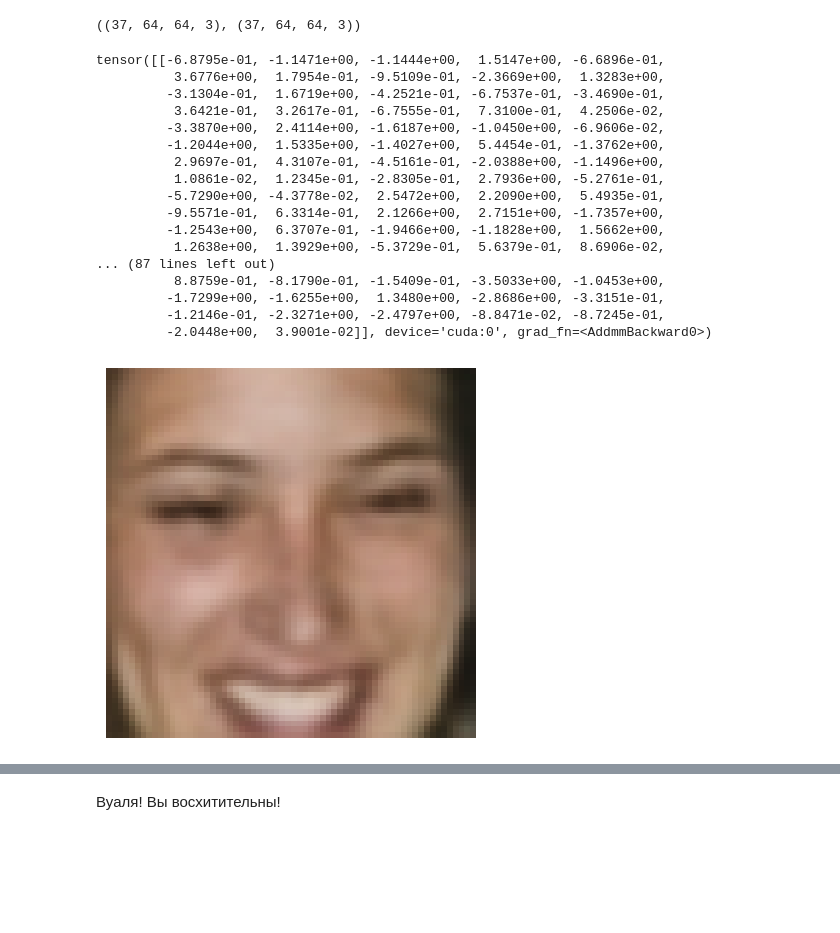
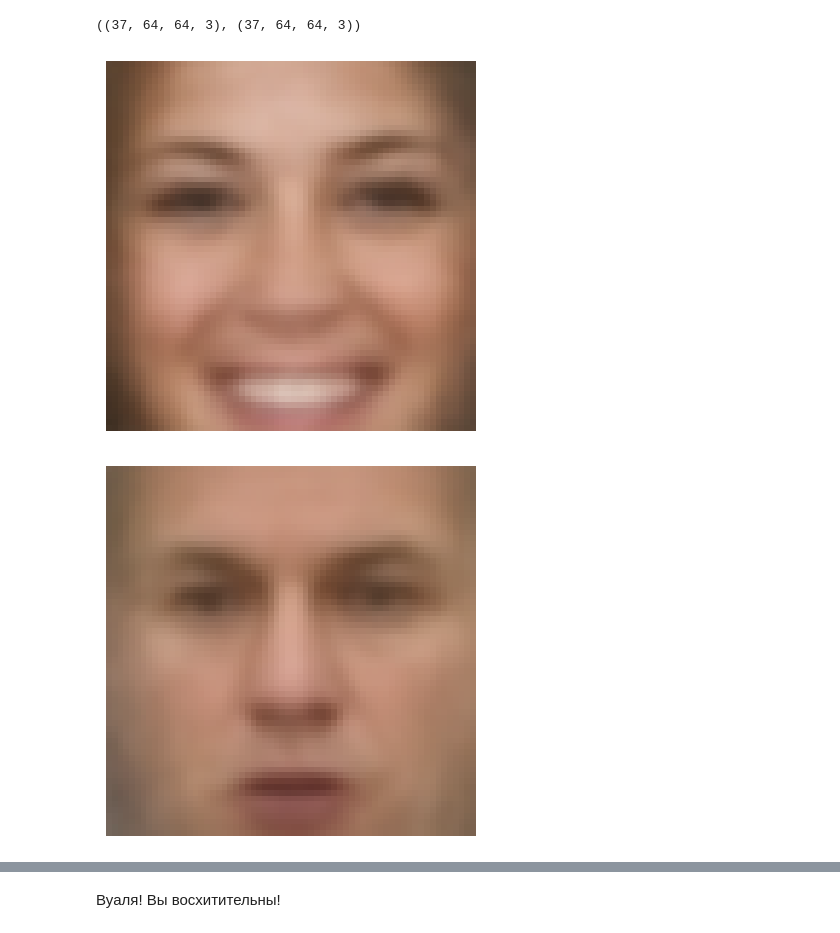
Before and after one commit to TimeNtWait/School, a Jupyter notebook: dls/part1_lesson_18_generative_GAN_VAE/2023 [hw] autoencoders_Ivan_Chernykh.ipynb, the cells around one changed output, grey strips where cells are left out. Cells and saved outputs as stored; diff of their text form; code cells hidden in the pictures; blank space fills up the shorter version.

Commit message:
Добвлена возможность дорисовывать улыбки

```diff
--- a/dls/part1_lesson_18_generative_GAN_VAE/2023 [hw] autoencoders_Ivan_Chernykh.ipynb
+++ b/dls/part1_lesson_18_generative_GAN_VAE/2023 [hw] autoencoders_Ivan_Chernykh.ipynb
@@ -551,6 +547,5 @@ attrs["Smiling"].min()
 # %%
-# Ищем 15 картинок с улыбками
-# data.shape, attrs.shape
+# Ищем картинки с улыбками
 
 # Выберем фото с улыбками
 smile_photos = data[attrs[attrs["Smiling"]>2.5].index]
@@ -558,13 +553,13 @@ for smile in smile_photos[:3]:
     plt.imshow(smile)
     plt.show()
 
-    # Выберем фото без улыбками
-without_smile_photos = data[attrs[attrs["Smiling"]<- 2.35].index]
-for without_smile in without_smile_photos[:3]:
-    plt.imshow(without_smile)
+# Выберем фото без улыбками
+no_smile_photos = data[attrs[attrs["Smiling"]<- 2.35].index]
+for no_smile in no_smile_photos[:3]:
+    plt.imshow(no_smile)
     plt.show()
 
-smile_photos.shape, without_smile_photos.shape
+smile_photos.shape, no_smile_photos.shape
 # %% [output]
 [figure]
 [figure]
@@ -576,33 +571,30 @@ smile_photos.shape, without_smile_photos.shape
 # %%
 # Вычислить латентный вектор для всех улыбающихся людей (прогнать их через encoder) и то же для всех грустненьких
 smile_latents = []
 for smile in smile_photos:
     latent_smile = model.encode(torch.tensor(smile[None]).to(device).float())
-    smile_latents.
-    print(latent_smile)
-    reconstr = model.decode(latent_smile)
-    plt.axis("off")
-    plt.imshow(reconstr[0].detach().cpu())
-    plt.show()
-    break
-# latent = latent_batch.detach().cpu().numpy()
-mu_latent = latents.mean(axis=0)
+    smile_latents.extend(latent_smile.detach().cpu().numpy())
+smile_latents = np.array(smile_latents)
+mean_smile_latents = smile_latents.mean(axis=0)
+
+no_smile_latents = []
+for no_smile in no_smile_photos:
+    latent_no_smile = model.encode(torch.tensor(no_smile[None]).to(device).float())
+    no_smile_latents.extend(latent_no_smile.detach().cpu().numpy())
+no_smile_latents = np.array(no_smile_latents)
+mean_no_smile_latents = no_smile_latents.mean(axis=0)
+
+# Выводим фото по среднему латентному вектору с улыбкой
+mean_smile_reconstr = model.decode(torch.tensor(mean_smile_latents[None]).to(device).float())
+plt.axis("off")
+plt.imshow(mean_smile_reconstr[0].detach().cpu())
+plt.show()
+
+# Выводим фото по среднему латентному вектору без улыбки
+mean_no_smile_reconstr = model.decode(torch.tensor(mean_no_smile_latents[None]).to(device).float())
+plt.axis("off")
+plt.imshow(mean_no_smile_reconstr[0].detach().cpu())
+plt.show()
 # %% [output]
-tensor([[-6.8795e-01, -1.1471e+00, -1.1444e+00,  1.5147e+00, -6.6896e-01,
-          3.6776e+00,  1.7954e-01, -9.5109e-01, -2.3669e+00,  1.3283e+00,
-         -3.1304e-01,  1.6719e+00, -4.2521e-01, -6.7537e-01, -3.4690e-01,
-          3.6421e-01,  3.2617e-01, -6.7555e-01,  7.3100e-01,  4.2506e-02,
-         -3.3870e+00,  2.4114e+00, -1.6187e+00, -1.0450e+00, -6.9606e-02,
-         -1.2044e+00,  1.5335e+00, -1.4027e+00,  5.4454e-01, -1.3762e+00,
-          2.9697e-01,  4.3107e-01, -4.5161e-01, -2.0388e+00, -1.1496e+00,
-          1.0861e-02,  1.2345e-01, -2.8305e-01,  2.7936e+00, -5.2761e-01,
-         -5.7290e+00, -4.3778e-02,  2.5472e+00,  2.2090e+00,  5.4935e-01,
-         -9.5571e-01,  6.3314e-01,  2.1266e+00,  2.7151e+00, -1.7357e+00,
-         -1.2543e+00,  6.3707e-01, -1.9466e+00, -1.1828e+00,  1.5662e+00,
-          1.2638e+00,  1.3929e+00, -5.3729e-01,  5.6379e-01,  8.6906e-02,
-... (87 lines left out)
-          8.8759e-01, -8.1790e-01, -1.5409e-01, -3.5033e+00, -1.0453e+00,
-         -1.7299e+00, -1.6255e+00,  1.3480e+00, -2.8686e+00, -3.3151e-01,
-         -1.2146e-01, -2.3271e+00, -2.4797e+00, -8.8471e-02, -8.7245e-01,
-         -2.0448e+00,  3.9001e-02]], device='cuda:0', grad_fn=<AddmmBackward0>)
-[figure, old version]
+[figure, new version]
+[figure, added]
```
Also changed, not shown: parts of 2 cells of this notebook.
